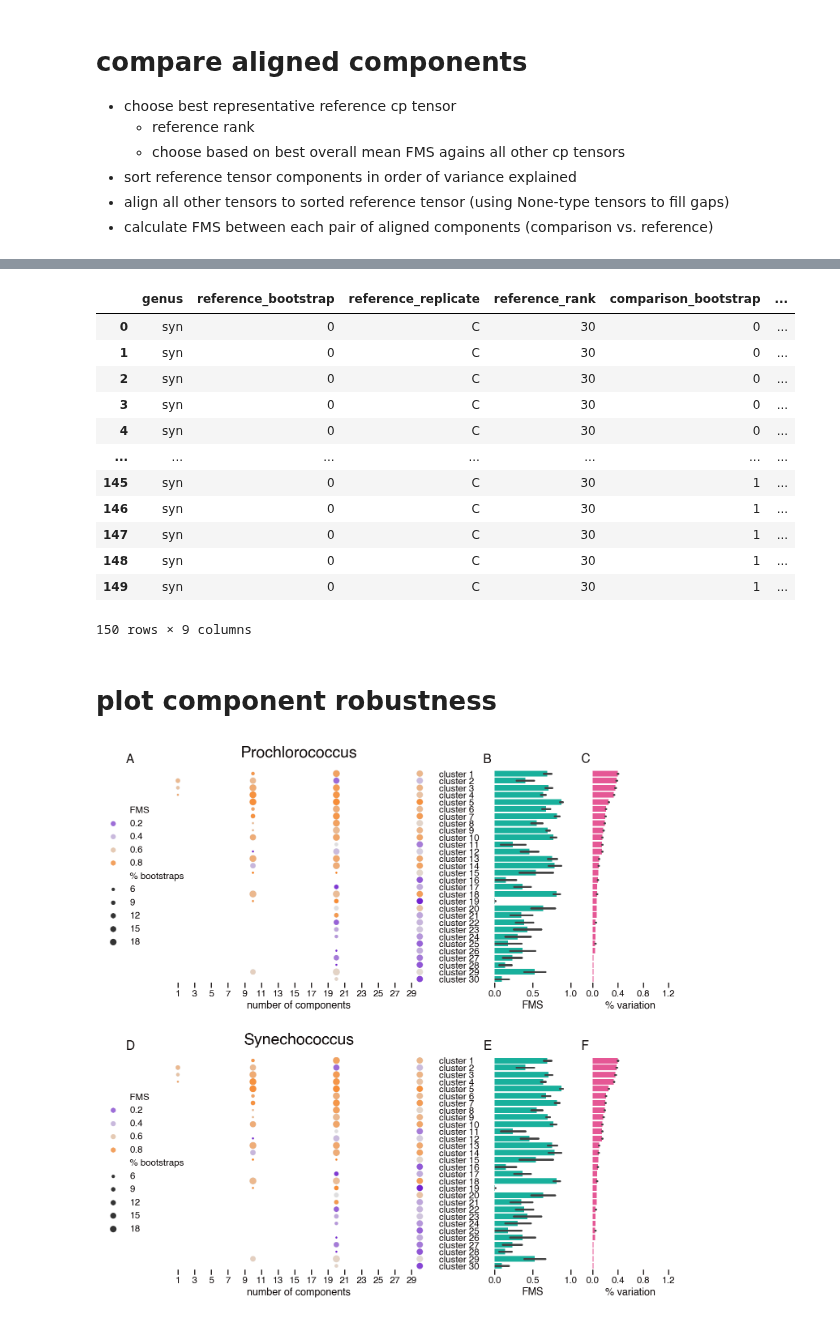
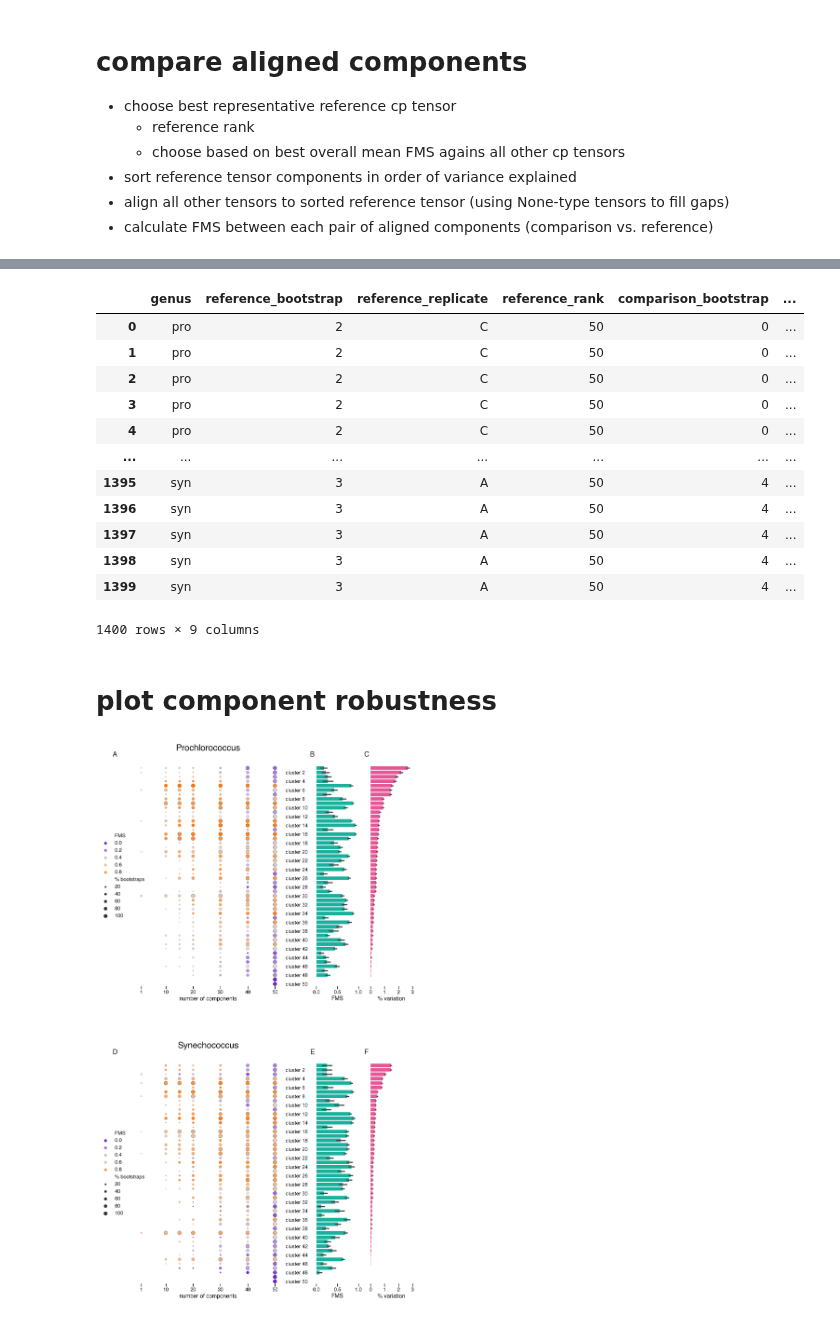
Before and after one commit to blasks/barnacle-manuscript, a Jupyter notebook: development/batch-correction/notebooks/component-robustness.ipynb, the cells around one changed output, grey strips where cells are left out. Saved outputs shown, nothing was run; the diff lists cells and outputs as text; code cells hidden in the pictures.

```diff
--- a/development/batch-correction/notebooks/component-robustness.ipynb
+++ b/development/batch-correction/notebooks/component-robustness.ipynb
@@ -229,7 +229,7 @@ Attributes:
 # %%
 # import all fitted models, and subset them to just the common samplenames
 
-for cyano in ['syn']:
+for cyano in ['pro', 'syn']:
     for rep in replicates:
         for rank in ranks[cyano]['comp']:
             # initialize list of cp tensors for each rank
@@ -249,5 +249,5 @@ for cyano in ['syn']:
                     subset_cp_tensor(cp, {2: idx})
                 )
 
-aligned_cps['syn']['A'][30][0]
+aligned_cps['syn']['A'][10][0]
 # %% [output]
@@ -264,7 +264,7 @@ aligned_cps['syn']['A'][30][0]
 # find best representative reference cp tensor for each genus
 
 results = []
-for cyano, ref_rep, ref_boot in list(itertools.product(['syn'], replicates, bootstraps)):
+for cyano, ref_rep, ref_boot in list(itertools.product(['pro', 'syn'], replicates, bootstraps)):
     ref_rank = ranks[cyano]['ref']
     reference_cp = aligned_cps[cyano][ref_rep][ref_rank][ref_boot]
     for comp_rep, comp_rank, comp_boot in list(itertools.product(replicates, ranks[cyano]['comp'], bootstraps)):
@@ -316,7 +317,7 @@ best_rep_df
 # collect aligned component comparison data
 
 results = []
-for cyano in ['syn']:
+for cyano in ['pro', 'syn']:
     # pull out reference cp
     specs = best_rep_df[best_rep_df['genus'] == cyano].to_dict('records')[0]
     ref_rep = specs['reference_replicate']
@@ -388,7 +389,7 @@ component_df
 # calculate variation explained by the best representative cp tensor for each bootstrapped dataset
 
 results = []
-for cyano in ['syn']:
+for cyano in ['pro', 'syn']:
     # pull out best representative cp tensor
     specs = best_rep_df[best_rep_df['genus'] == cyano].to_dict('records')[0]
     ref_rep = specs['reference_replicate']
@@ -436,18 +437,18 @@ var_df = pd.DataFrame(results)
 var_df
 # %% [output]
 |  | genus | reference_bootstrap | reference_replicate | reference_rank | comparison_bootstrap | ... |
-| 0 | syn | 0 | C | 30 | 0 | ... |
-| 1 | syn | 0 | C | 30 | 0 | ... |
-| 2 | syn | 0 | C | 30 | 0 | ... |
-| 3 | syn | 0 | C | 30 | 0 | ... |
-| 4 | syn | 0 | C | 30 | 0 | ... |
+| 0 | pro | 2 | C | 50 | 0 | ... |
+| 1 | pro | 2 | C | 50 | 0 | ... |
+| 2 | pro | 2 | C | 50 | 0 | ... |
+| 3 | pro | 2 | C | 50 | 0 | ... |
+| 4 | pro | 2 | C | 50 | 0 | ... |
 | ... | ... | ... | ... | ... | ... | ... |
-| 145 | syn | 0 | C | 30 | 1 | ... |
-| 146 | syn | 0 | C | 30 | 1 | ... |
-| 147 | syn | 0 | C | 30 | 1 | ... |
-| 148 | syn | 0 | C | 30 | 1 | ... |
-| 149 | syn | 0 | C | 30 | 1 | ... |
+| 1395 | syn | 3 | A | 50 | 4 | ... |
+| 1396 | syn | 3 | A | 50 | 4 | ... |
+| 1397 | syn | 3 | A | 50 | 4 | ... |
+| 1398 | syn | 3 | A | 50 | 4 | ... |
+| 1399 | syn | 3 | A | 50 | 4 | ... |
-150 rows × 9 columns
+1400 rows × 9 columns
 # %% [markdown]
 # plot component robustness
 # %%
@@ -455,7 +456,7 @@ var_df
 
 # make multiple plots sub
 fig, axes = plt.subplots(
-    2, 4, figsize=(16, 16), sharey=True, width_ratios=(7, .5, 2, 2), gridspec_kw={'hspace': 0.35}
+    2, 4, figsize=(16, 30), sharey=True, width_ratios=(7, .5, 2, 2), gridspec_kw={'hspace': 0.35}
 )
 annotations = {0: 'A', 2: 'B', 3: 'C', 4: 'D', 6: 'E', 7: 'F'}
 annot_kws = dict(
@@ -463,7 +464,7 @@ annot_kws = dict(
     weight='bold', fontsize=22, annotation_clip=False
 )
 
-for row, cyano in enumerate(['syn', 'syn']):
+for row, cyano in enumerate(['pro', 'syn']):
 
     # set up component robustness dataframe
     df = component_df[component_df['genus'] == cyano]
@@ -472,24 +473,17 @@ for row, cyano in enumerate(['syn', 'syn']):
         bootstrap_count = ('fms', 'count')
     ).reset_index()
     # calculate bootstrap percentage
-    df['total_bootstraps'] = 30
-    df.loc[df['comparison_rank'] == 30, 'total_bootstraps'] = 29
+    n_bootstraps = len(bootstraps) * 3
+    df['total_bootstraps'] = n_bootstraps
+    df.loc[df['comparison_rank'] == ranks[cyano]['ref'], 'total_bootstraps'] = n_bootstraps - 1
     df['% bootstraps'] = df['bootstrap_count'] / df['total_bootstraps'] * 100
     df['all bootstraps'] = df['% bootstraps'] == 100
-    # reverse component index order
-    df['component_index'] = 30 - df['reference_component']
 
     # set up component dataframe
     comp_stats_df = component_df[
         (component_df['genus'] == cyano) &
         (component_df['comparison_rank'] == ranks[cyano]['ref'])
     ]
-    # comp_stats_df['cluster'] = comp_stats_df['comparison_component'].map(cluster_label_map)
-    comp_stats_df['component_index'] = 30 - comp_stats_df['comparison_component']
-
-    # set up variance dataframe
-    # var_df['cluster'] = var_df['comparison_component'].map(cluster_label_map)
-    var_df['component_index'] = 30 - var_df['comparison_component']
 
     # plot robustness patterns
     i = 0
@@ -511,63 +505,47 @@ for row, cyano in enumerate(['syn', 'syn']):
         legend='brief',
         ax=axes[row][i]
     );
-    axes[row][i].set(xlabel='number of components', xticks=np.arange(1, 31, 2), ylabel=None)
+    axes[row][i].set(xlabel='number of components', xticks=[1, 10, 20, 30, 40, 50], ylabel=None)
     axes[row][i].legend(loc='center right', alignment='right', bbox_to_anchor=(0.1, 0.5));
 
     # skip axis for label space
     i = 1
     axes[row][i].tick_params(left=False, bottom=False, labelbottom=False)
 
-    # plot % variance explained
+    # plot component fms
     i = 2
     axes[row][i].annotate(annotations[row*4+i], **annot_kws)
     sns.barplot(
         data=comp_stats_df,
         x='fms',
         y='comparison_component',
         errorbar='se',
         orient='h',
         color=sns.color_palette()[2],
         ax=axes[row][i]
     );
     axes[row][i].set(xlabel='FMS', xticks=[0, .5, 1], ylabel=None);
     axes[row][i].tick_params(left=False)
 
-    # plot component fms
+    # plot % variance explained
     i = 3
     axes[row][i].annotate(annotations[row*4+i], **annot_kws)
     sns.barplot(
         data=var_df[var_df['genus'] == cyano],
         x='explained_variation',
         y='comparison_component',
         errorbar='se',
         orient='h',
         color=sns.color_palette()[3],
         ax=axes[row][i]
     );
-    axes[row][i].set(xlabel='% variation', xticks=[0, 0.4, 0.8, 1.2], ylabel=None)
+    axes[row][i].set(xlabel='% variation', xticks=[0, 1.0, 2.0, 3.0], ylabel=None)
     axes[row][i].tick_params(left=False)
 
     # set cluster labels
     axes[row][0].tick_params(left=False, right=False, labelleft=False, labelright=True)
-    axes[row][0].set_yticks(np.arange(30), [f'cluster {i+1}' for i in np.arange(30)]);
+    axes[row][0].set_yticks(np.arange(1, 51, 2), [f'cluster {i+1}' for i in np.arange(1, 51, 2)]);
 
-    # # add colorbar for mean fms
-    # norm = plt.Normalize(0.0, 1.0)
-    # sm = plt.cm.ScalarMappable(cmap=div_cmap, norm=norm)
-    # cb = fig.figure.colorbar(
-    #     sm,
-    #     ax=axes[row][0],
-    #     location='left',
-    #     anchor=(0.8, 0.9),
-    #     aspect=5,
-    #     shrink=0.2,
-    #     pad=0,
-    #     ticks=[0, 0.5, 1],
-    #     label='mean FMS'
-    # )
-    # cb.outline.set_visible(False)
-
-plt.savefig('component-robustness.png', bbox_inches='tight')
+plt.savefig(outdir / 'component-robustness.png', bbox_inches='tight')
 # %% [output]
-[figure, old version]
+[figure, new version]
```
Also changed, not shown: parts of 11 cells of this notebook, 3 other files.
